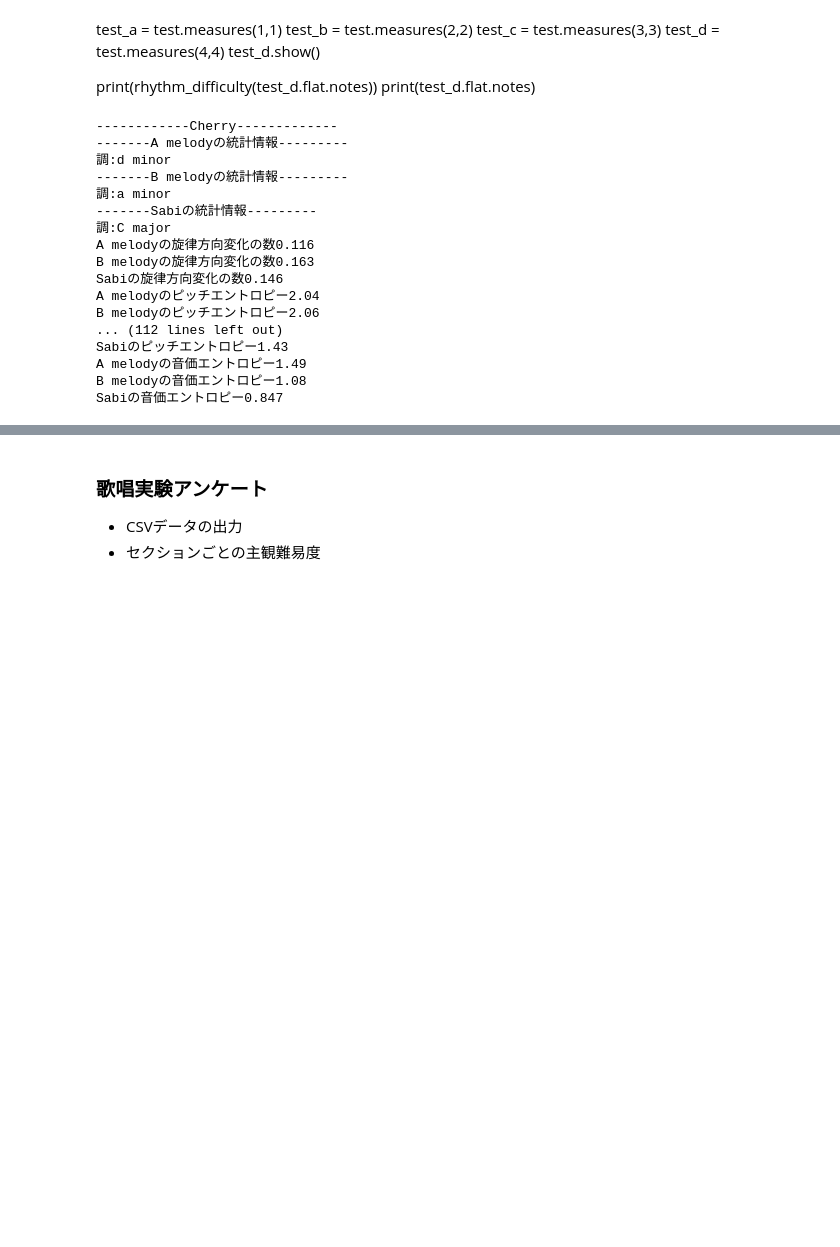
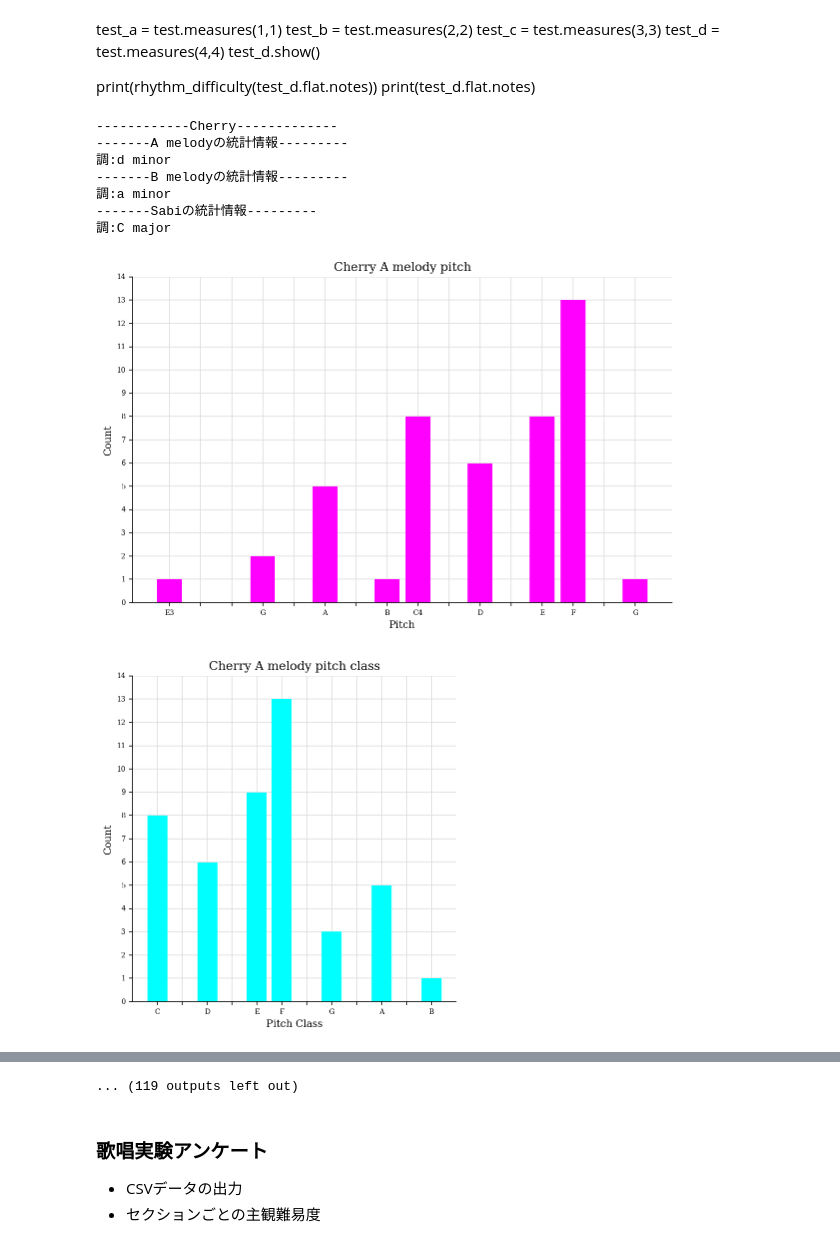
Before and after one commit to yamathcy/sotsuken, a Jupyter notebook: section_analysis_1002.ipynb, the cells around one changed output, grey strips where cells are left out. Cells and saved outputs as stored; diff of their text form; code cells hidden in the pictures; blank space fills up the shorter version.

```diff
--- a/section_analysis_1002.ipynb
+++ b/section_analysis_1002.ipynb
@@ -649,39 +631,29 @@ print(test_d.flat.notes)
 # %%
 for sheets in analysis_corpus:
     sheets.show_key()
-    """
     sheets.counting_pitch()
     plt.figure()
     sheets.counting_duration()
     plt.figure()
 
     sheets.plot_pitch_diff()
 
     sheets.calucurate_jump()
     sheets.caluculate_pitch_range()
     print(sheets.name)
     sheets.caluculate_duration_difficulty()
     sheets.count_tie()
-    """
     sheets.count_direction()
     sheets.pitch_entropy()
     sheets.duration_entropy()
     #print("=====wpcs=====\nAmelody{:.3},Bmelody{:.3},Sabi{:.3}".format(wpcss[0],wpcss[1],wpcss[2]))
 # %% [output]
 ------------Cherry-------------
 -------A melodyの統計情報---------
 調:d minor
 -------B melodyの統計情報---------
 調:a minor
 -------Sabiの統計情報---------
 調:C major
-A melodyの旋律方向変化の数0.116
-B melodyの旋律方向変化の数0.163
-Sabiの旋律方向変化の数0.146
-A melodyのピッチエントロピー2.04
-B melodyのピッチエントロピー2.06
-... (112 lines left out)
-Sabiのピッチエントロピー1.43
-A melodyの音価エントロピー1.49
-B melodyの音価エントロピー1.08
-Sabiの音価エントロピー0.847
+[figure, added]
+[figure, added]
@@ -688,3 +669,4 @@ Sabiの音価エントロピー0.847
+... (119 outputs left out)
 # %% [markdown]
 ### 歌唱実験アンケート
 
```
Also changed, not shown: parts of 5 cells of this notebook, 2 other files.
